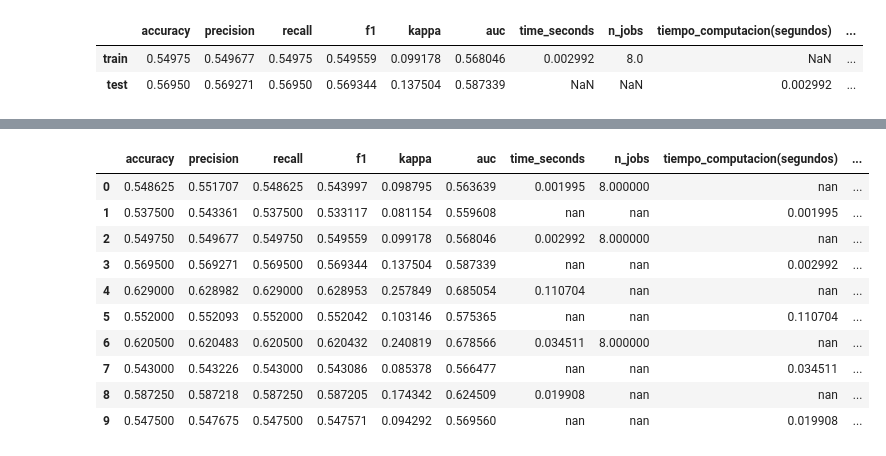
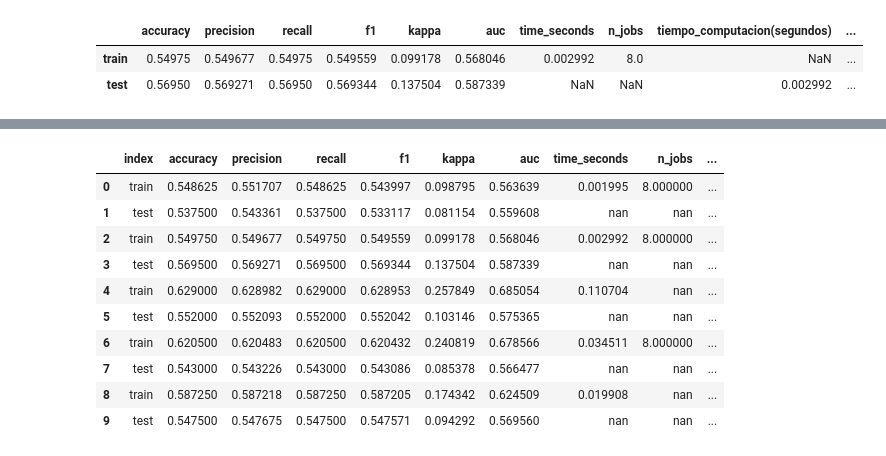
Before and after one commit to santiagorodriguez-dev/laboratorio-modulo8-leccion08-preprocesamiento-logistica, a Jupyter notebook: notebooks/03.ipynb, the cells around one changed output, grey strips where cells are left out. Saved outputs shown, nothing was run; the diff lists cells and outputs as text; code cells hidden in the pictures.

```diff
--- a/notebooks/03.ipynb
+++ b/notebooks/03.ipynb
@@ -211,18 +211,18 @@ El mejor modelo es XGBClassifier(base_score=None, booster=None, callbacks=None,
 | test | 0.547500 | 0.547675 | 0.547500 | 0.547571 | 0.094292 | 0.569560 | NaN | NaN | 0.019908 | ... |
 # %%
 df_resultados_colores = df_resultados_final.copy()
-df_resultados_colores.reset_index(inplace = True, drop = True)
+df_resultados_colores.reset_index(inplace = True)
 df_resultados_colores = df_resultados_colores.style.apply(sc.color_filas_por_modelo, axis=1)
 df_resultados_colores
 # %% [output]
-|  | accuracy | precision | recall | f1 | kappa | auc | time_seconds | n_jobs | tiempo_computacion(segundos) | ... |
-| 0 | 0.548625 | 0.551707 | 0.548625 | 0.543997 | 0.098795 | 0.563639 | 0.001995 | 8.000000 | nan | ... |
-| 1 | 0.537500 | 0.543361 | 0.537500 | 0.533117 | 0.081154 | 0.559608 | nan | nan | 0.001995 | ... |
-| 2 | 0.549750 | 0.549677 | 0.549750 | 0.549559 | 0.099178 | 0.568046 | 0.002992 | 8.000000 | nan | ... |
-| 3 | 0.569500 | 0.569271 | 0.569500 | 0.569344 | 0.137504 | 0.587339 | nan | nan | 0.002992 | ... |
-| 4 | 0.629000 | 0.628982 | 0.629000 | 0.628953 | 0.257849 | 0.685054 | 0.110704 | nan | nan | ... |
-| 5 | 0.552000 | 0.552093 | 0.552000 | 0.552042 | 0.103146 | 0.575365 | nan | nan | 0.110704 | ... |
-| 6 | 0.620500 | 0.620483 | 0.620500 | 0.620432 | 0.240819 | 0.678566 | 0.034511 | 8.000000 | nan | ... |
-| 7 | 0.543000 | 0.543226 | 0.543000 | 0.543086 | 0.085378 | 0.566477 | nan | nan | 0.034511 | ... |
-| 8 | 0.587250 | 0.587218 | 0.587250 | 0.587205 | 0.174342 | 0.624509 | 0.019908 | nan | nan | ... |
-| 9 | 0.547500 | 0.547675 | 0.547500 | 0.547571 | 0.094292 | 0.569560 | nan | nan | 0.019908 | ... |
+|  | index | accuracy | precision | recall | f1 | kappa | auc | time_seconds | n_jobs | ... |
+| 0 | train | 0.548625 | 0.551707 | 0.548625 | 0.543997 | 0.098795 | 0.563639 | 0.001995 | 8.000000 | ... |
+| 1 | test | 0.537500 | 0.543361 | 0.537500 | 0.533117 | 0.081154 | 0.559608 | nan | nan | ... |
+| 2 | train | 0.549750 | 0.549677 | 0.549750 | 0.549559 | 0.099178 | 0.568046 | 0.002992 | 8.000000 | ... |
+| 3 | test | 0.569500 | 0.569271 | 0.569500 | 0.569344 | 0.137504 | 0.587339 | nan | nan | ... |
+| 4 | train | 0.629000 | 0.628982 | 0.629000 | 0.628953 | 0.257849 | 0.685054 | 0.110704 | nan | ... |
+| 5 | test | 0.552000 | 0.552093 | 0.552000 | 0.552042 | 0.103146 | 0.575365 | nan | nan | ... |
+| 6 | train | 0.620500 | 0.620483 | 0.620500 | 0.620432 | 0.240819 | 0.678566 | 0.034511 | 8.000000 | ... |
+| 7 | test | 0.543000 | 0.543226 | 0.543000 | 0.543086 | 0.085378 | 0.566477 | nan | nan | ... |
+| 8 | train | 0.587250 | 0.587218 | 0.587250 | 0.587205 | 0.174342 | 0.624509 | 0.019908 | nan | ... |
+| 9 | test | 0.547500 | 0.547675 | 0.547500 | 0.547571 | 0.094292 | 0.569560 | nan | nan | ... |
```
